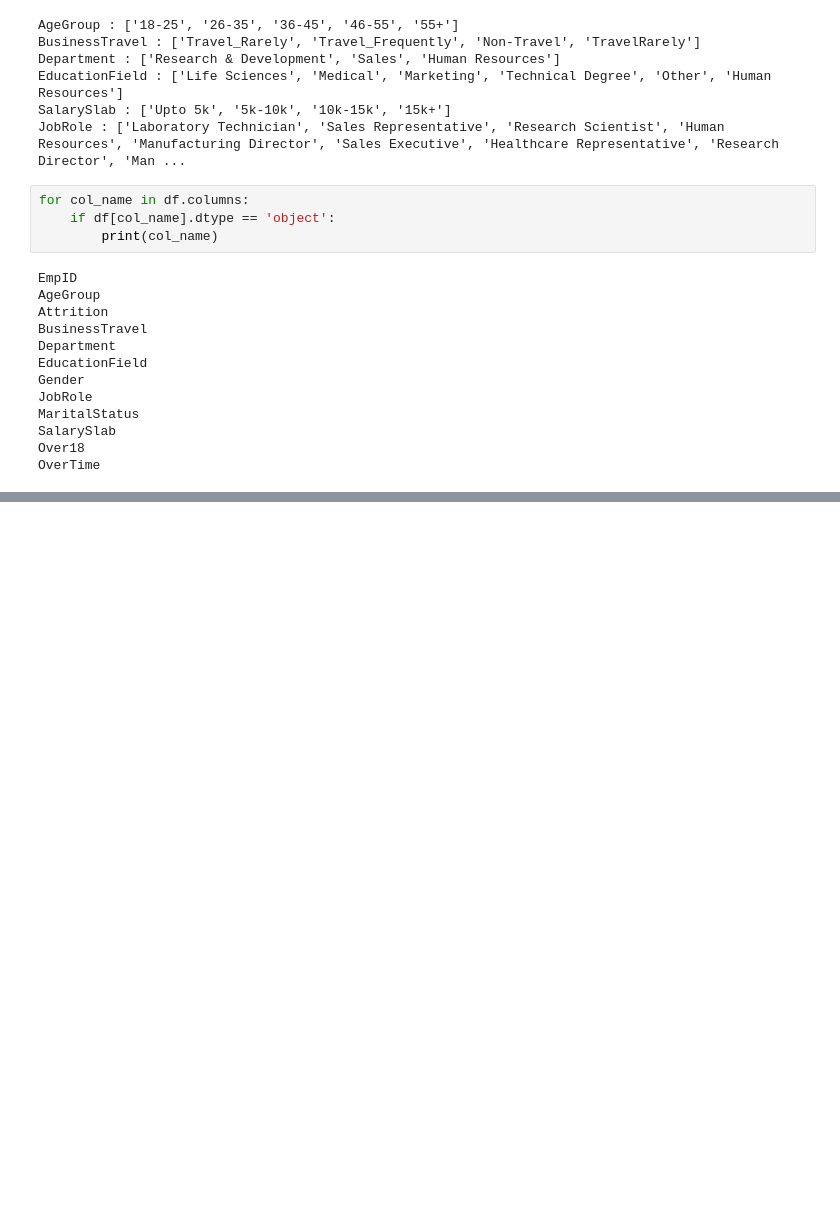
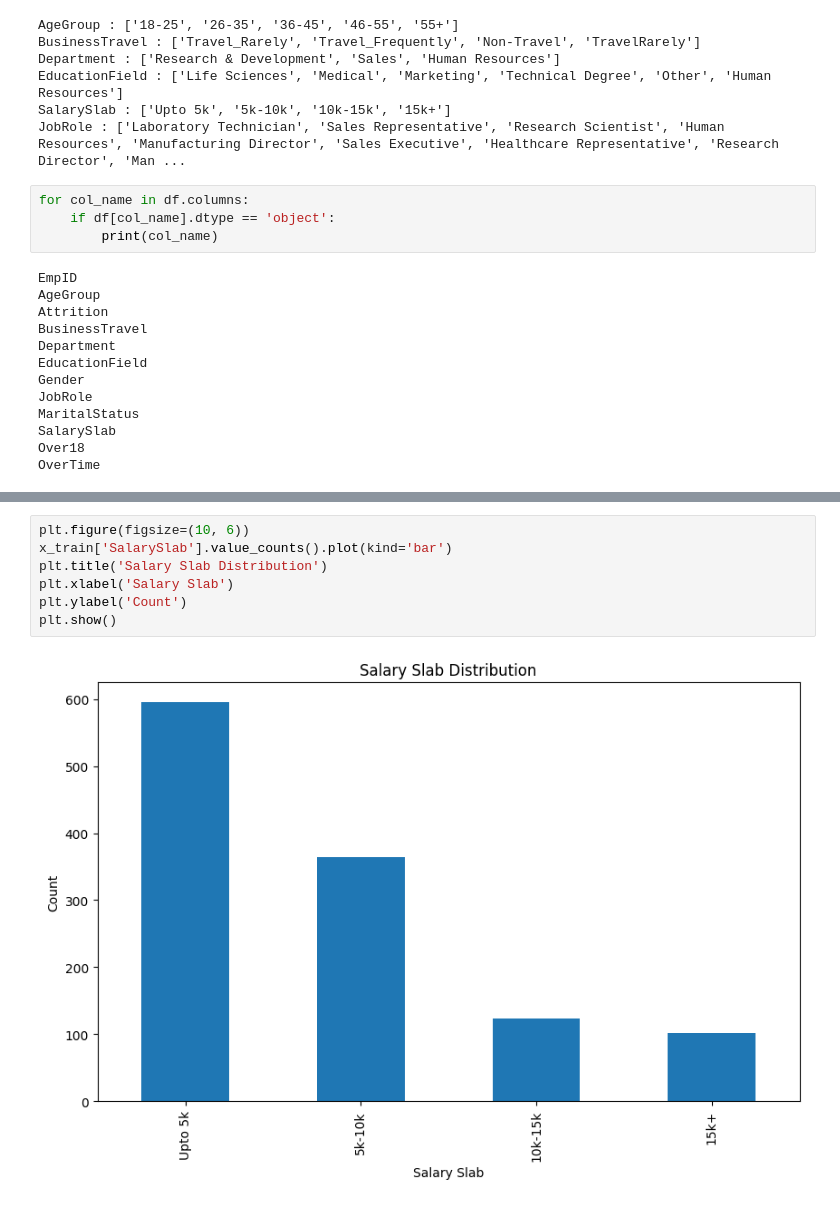
Before and after one commit to SethMoffat/Project_1, a Jupyter notebook: explore.ipynb, the cells around one changed output, grey strips where cells are left out. Saved outputs shown, nothing was run; the diff lists cells and outputs as text; blank space fills up the shorter version.

```diff
--- a/explore.ipynb
+++ b/explore.ipynb
@@ -88,0 +198,9 @@ OverTime
+# %%
+plt.figure(figsize=(10, 6))
+x_train['SalarySlab'].value_counts().plot(kind='bar')
+plt.title('Salary Slab Distribution')
+plt.xlabel('Salary Slab')
+plt.ylabel('Count')
+plt.show()
+# %% [output]
+[figure, added]
```
Also changed, not shown: parts of 17 cells of this notebook, 1 other file.
